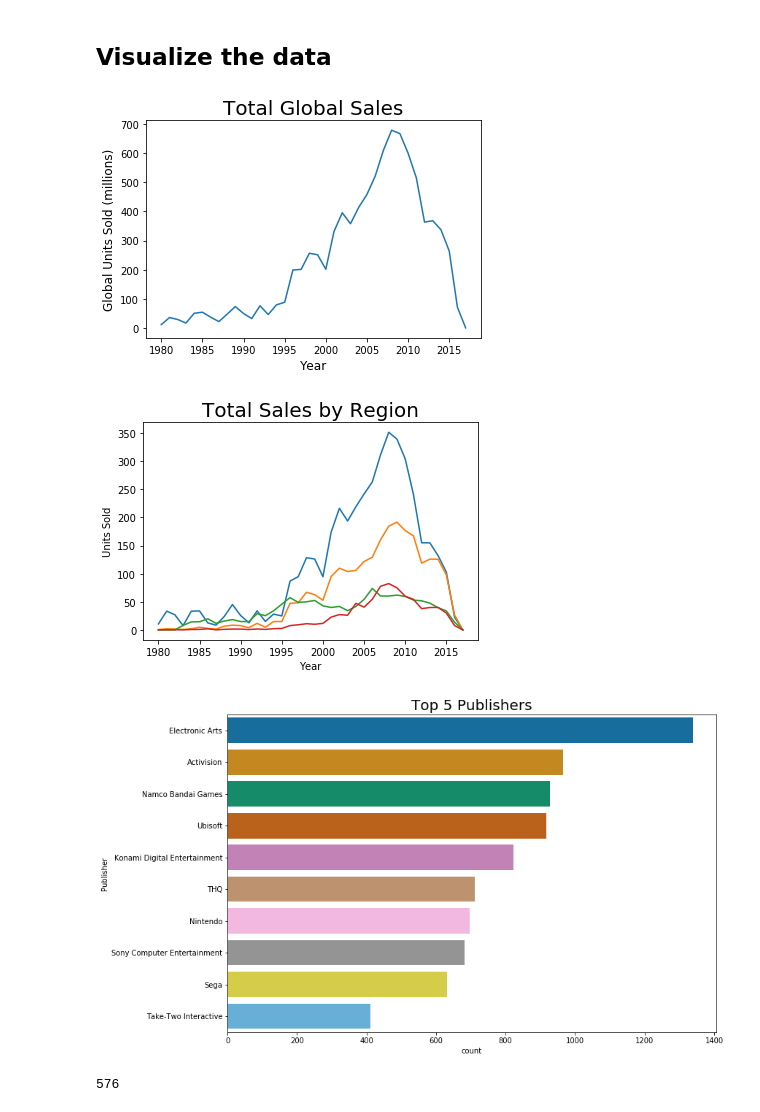
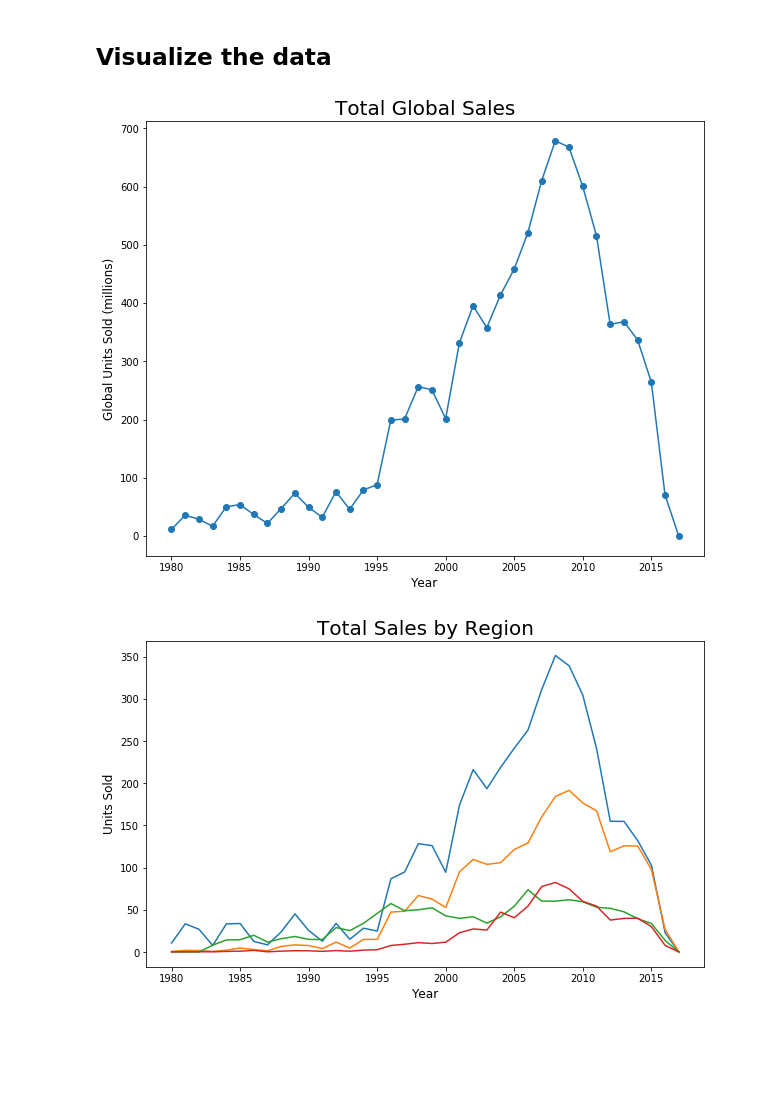
Before and after one commit to ddw2303/video-game-analysis, a Jupyter notebook: vganalysis.ipynb, the cells around one changed output. Saved outputs shown, nothing was run; the diff lists cells and outputs as text; code cells hidden in the pictures; blank space fills up the shorter version.

```diff
--- a/vganalysis.ipynb
+++ b/vganalysis.ipynb
@@ -137,42 +165,24 @@ df.head()
 # %%
 years = df.groupby('Year')['Global_Sales'].sum()
 
-
-plt.plot(years)
+plt.figure(figsize=(10,8))
+plt.plot(years, marker='o')
 plt.xlabel("Year", fontdict={'fontsize': 12})  # add X-axis label
 plt.ylabel("Global Units Sold (millions)", fontdict={'fontsize': 12})  # add Y-axis label
 plt.title("Total Global Sales", fontdict={'fontsize': 20})  # add title
 plt.show()
 # %% [output]
-[figure, old version]
+[figure, new version]
 # %%
 region_total = df.groupby('Year')[['NA_Sales', 'EU_Sales', 'JP_Sales', 'Other_Sales']].sum()
 
+plt.figure(figsize=(10,6))
 plt.plot(region_total)
-plt.xlabel("Year")
-plt.ylabel("Units Sold")
+plt.xlabel("Year", fontdict={'fontsize': 12})
+plt.ylabel("Units Sold", fontdict={'fontsize': 12})
 plt.title("Total Sales by Region", fontdict={'fontsize': 20})
 
 
 plt.show()
 # %% [output]
-[figure, old version]
+[figure, new version]
-# %%
-#top 5 publisher
-sns.set_palette('colorblind')
-plt.figure(figsize=(12,8))
-sns.countplot(y='Publisher', data=df,order=pd.value_counts(df['Publisher']).iloc[:10].index)
-plt.title("Top 5 Publishers",size=20)
-plt.show()
-
-
-
-
-
-#top 5 console
-# %% [output]
-[figure, removed]
-# %%
-df['Publisher'].nunique()
-# %% [output]
-576
```
Also changed, not shown: parts of 8 cells of this notebook.
